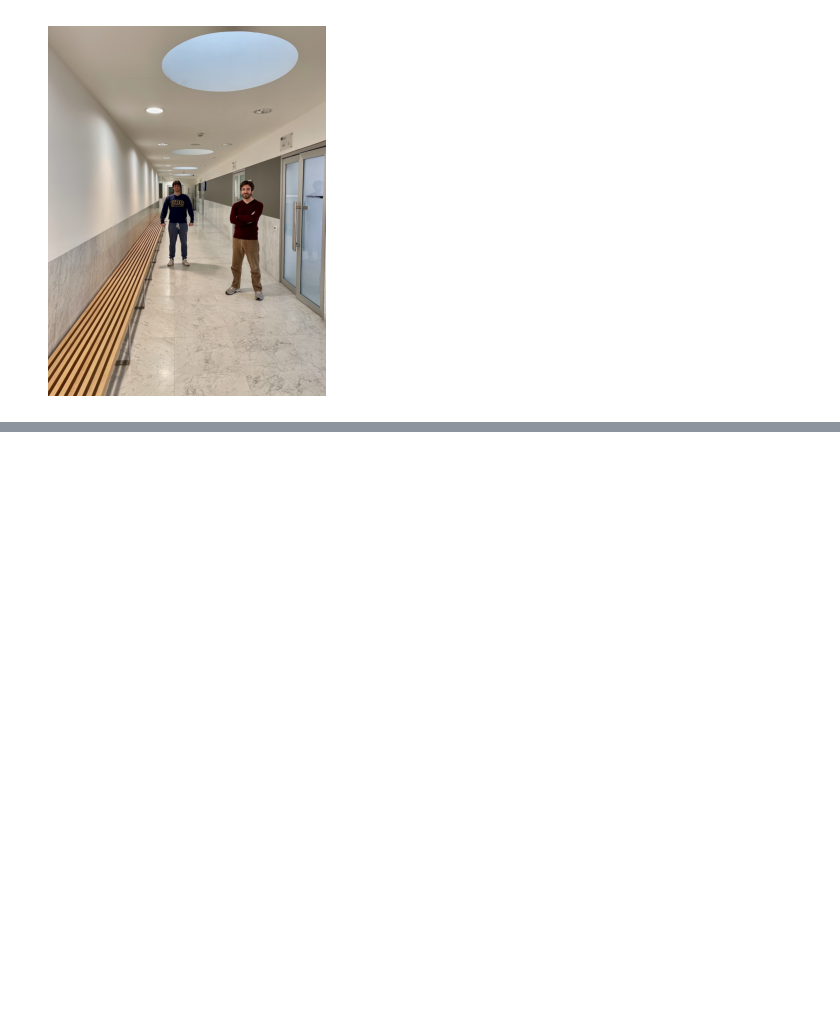
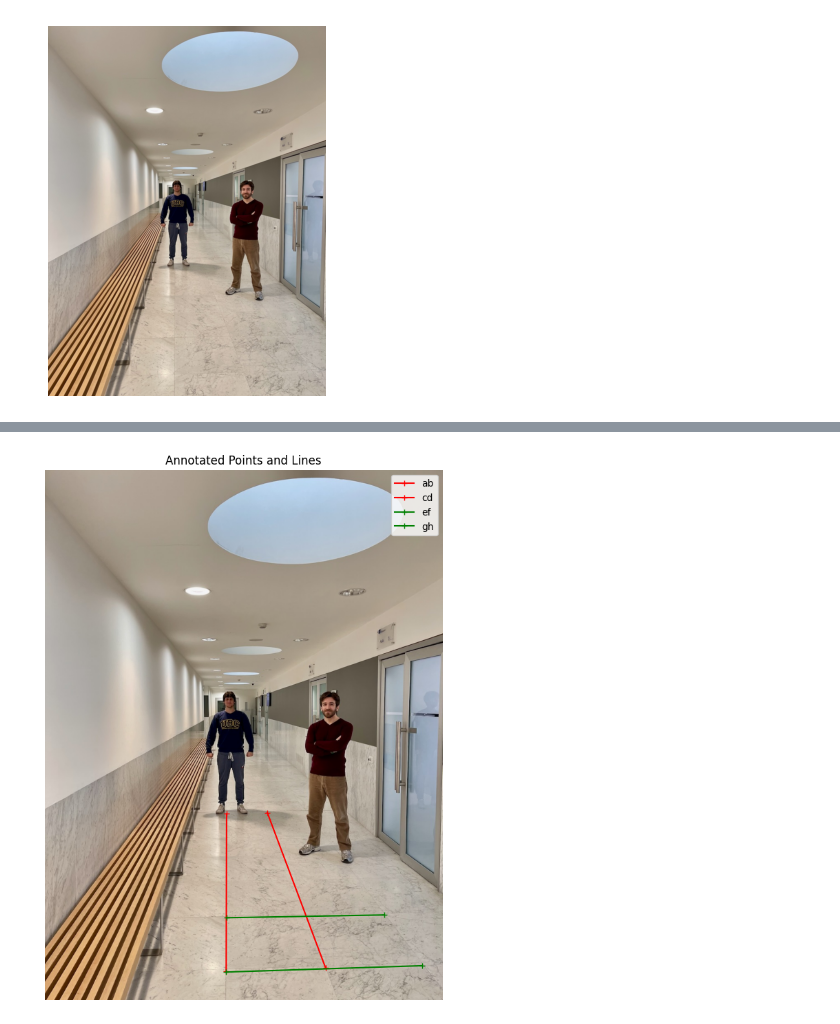
Before and after one commit to giacomo-ciro/projective-geometry-estimation, a Jupyter notebook: single-view-metrology/main.ipynb, the cells around one changed output, grey strips where cells are left out. Drawn from its saved outputs; the diff is of its cells as text; code cells hidden in the pictures; blank space fills up the shorter version.

```diff
--- a/single-view-metrology/main.ipynb
+++ b/single-view-metrology/main.ipynb
@@ -258,0 +72,75 @@ KeyboardInterrupt:
+# %%
+# Extract points from lines by type
+parallel_lines_1 = [line for line in lines if line[2] == 'parallel_1']
+parallel_lines_2 = [line for line in lines if line[2] == 'parallel_2']
+reference_lines = [line for line in lines if line[2] == 'reference']
+measure_lines = [line for line in lines if line[2] == 'measure']
+
+# Create point labels for each set of parallel lines
+point_labels_1 = ['a', 'b', 'c', 'd']  # For parallel_1 lines
+point_labels_2 = ['e', 'f', 'g', 'h']  # For parallel_2 lines
+points = {}
+
+# Initialize points dictionary with points from parallel_1 lines
+point_index = 0
+for i, ((x1, y1), (x2, y2), _) in enumerate(parallel_lines_1):
+    # First endpoint
+    points[point_labels_1[point_index]] = np.array([x1, y1, 1])
+    point_index += 1
+
+    # Second endpoint
+    points[point_labels_1[point_index]] = np.array([x2, y2, 1])
+    point_index += 1
+
+    # Stop if we've used all available labels
+    if point_index >= len(point_labels_1):
+        break
+
+# Initialize points dictionary with points from parallel_2 lines
+point_index = 0
+for i, ((x1, y1), (x2, y2), _) in enumerate(parallel_lines_2):
+    # First endpoint
+    points[point_labels_2[point_index]] = np.array([x1, y1, 1])
+    point_index += 1
+
+    # Second endpoint
+    points[point_labels_2[point_index]] = np.array([x2, y2, 1])
+    point_index += 1
+
+    # Stop if we've used all available labels
+    if point_index >= len(point_labels_2):
+        break
+
+# Now we can access points as individual variables
+a = points.get('a')  # First point of first parallel_1 line
+b = points.get('b')  # Second point of first parallel_1 line
+c = points.get('c')  # First point of second parallel_1 line
+d = points.get('d')  # Second point of second parallel_1 line
+e = points.get('e')  # First point of first parallel_2 line
+f = points.get('f')  # Second point of first parallel_2 line
+g = points.get('g')  # First point of second parallel_2 line
+h = points.get('h')  # Second point of second parallel_2 line
+
+# Visualize the points and lines
+plt.figure(figsize=(10,10))
+plt.imshow(img)
+
+# Plot parallel_1 lines in red
+plt.plot([a[0], b[0]], [a[1], b[1]], marker='+', color='red', label='ab')
+# a[0] is the x coordinate of point a
+# a[1] is the y coordinate of point a
+# plt.plot connects the points a and b with a red line, and the marker is a red plus at point a
+
+# and so on for the other parallel lines
+plt.plot([c[0], d[0]], [c[1], d[1]], marker='+', color='red', label='cd')
+
+# Plot parallel_2 lines in green
+plt.plot([e[0], f[0]], [e[1], f[1]], marker='+', color='green', label='ef')
+plt.plot([g[0], h[0]], [g[1], h[1]], marker='+', color='green', label='gh')
+
+plt.legend()
+plt.axis('off')
+plt.title("Annotated Points and Lines")
+plt.show()
+# %% [output]
+[figure, added]
```
Also changed, not shown: parts of 8 cells of this notebook.
